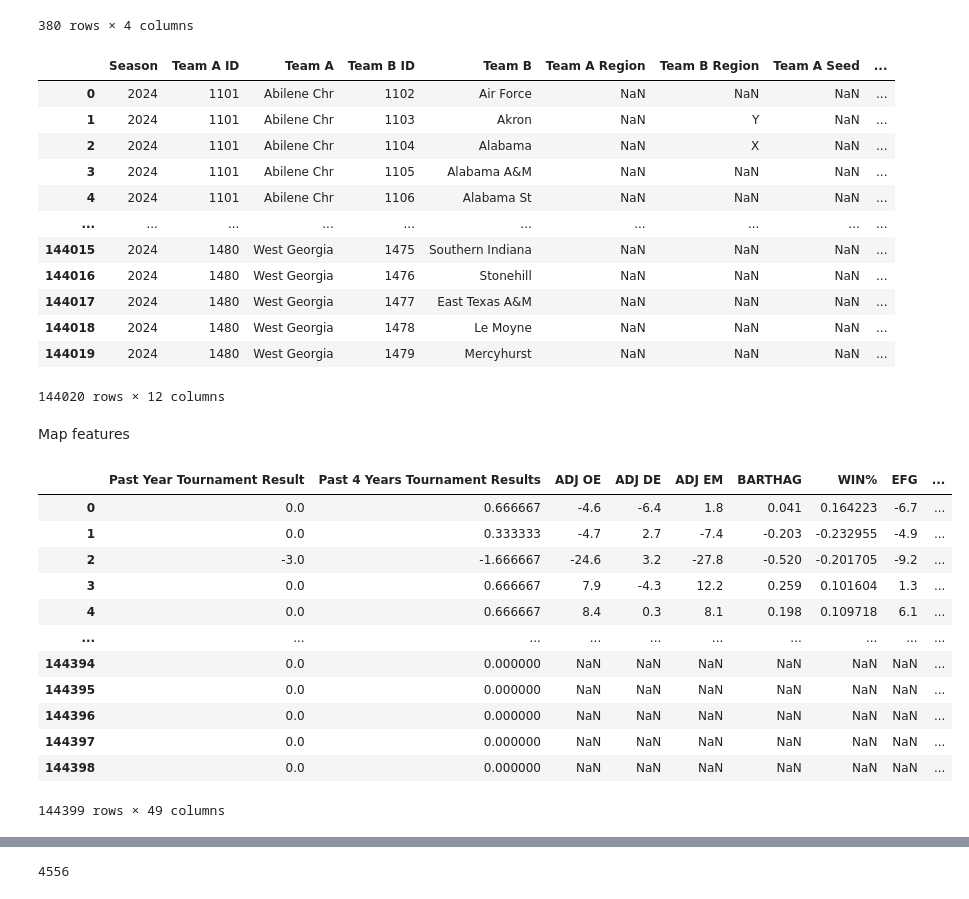
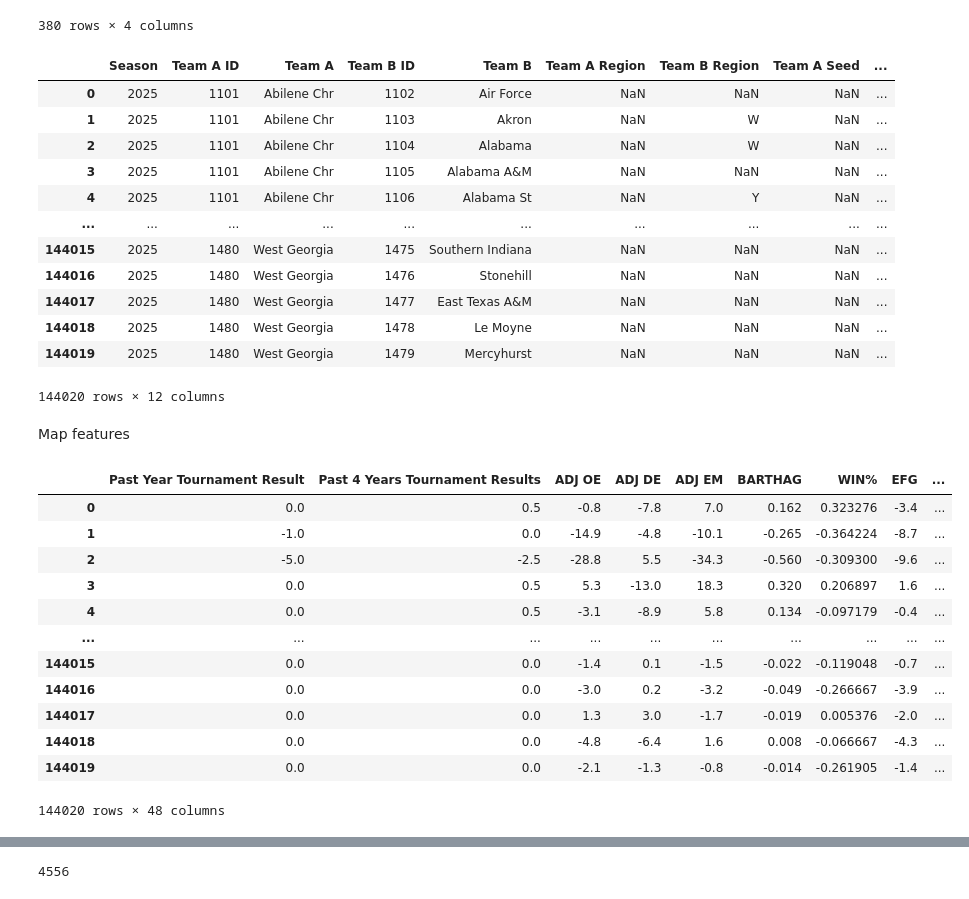
Before and after one commit to shughes1000/march-madness-2025, a Jupyter notebook: simulation/mens_compile_season_data.ipynb, the cells around one changed output, grey strips where cells are left out. Saved outputs shown, nothing was run; the diff lists cells and outputs as text; code cells hidden in the pictures.

Commit message:
Compiling 2025 data

```diff
--- a/simulation/mens_compile_season_data.ipynb
+++ b/simulation/mens_compile_season_data.ipynb
@@ -3,17 +3,17 @@
 # %% [markdown]
 Get tournament matchup matrix for specified season
 # %%
-season = 2024
+season = 2025
 
 playin_losers = (  # remove play-in losers from seeding data
-    1224,  # Howard
-    1438,  # Virginia
-    1286,  # Montana St
-    1129,  # Boise St
+    1384,  # St Francis PA
+    1291,  # Mt St Mary's
+    1361,  # San Diego St
+    1400,  # Texas
 )
 
-model_path = '../data/models/mens/2025_03_15_model.pkl'
-data_path = '../data/models/mens/2025_03_15_data.parquet'
+model_path = '../data/models/mens/2025_03_16_model.pkl'
+data_path = '../data/models/mens/2025_03_16_data.parquet'
 
 season
 # %% [output]
@@ -186,6 +186,9 @@ df
 ### Barttorvik Previous Seasons
 # %%
 df_barttorvik_prev = pd.read_parquet(r'..\data\preprocessed\mens_barttorvik_full_season\barttorvik_full_season.parquet')
+
+# no longer a team, causes bugs because of name similarities to Saint Francis PA
+df_barttorvik_prev = df_barttorvik_prev.loc[df_barttorvik_prev['TEAM'] != 'St. Francis NY', :].reset_index(drop=True)
 
 df_barttorvik_prev = df_barttorvik_prev.loc[df_barttorvik_prev['Season'] == season, :].reset_index(drop=True)
 
@@ -681,9 +640,9 @@ df_bo
 # %%
-df = pd.merge(
-    df,
-    df_bo.drop(columns=['Team']),
-    how='left',
-    on=['Season', 'TeamID']
-)
+# df = pd.merge(
+#     df,
+#     df_bo.drop(columns=['Team']),
+#     how='left',
+#     on=['Season', 'TeamID']
+# )
 
-df
+# df
@@ -1016,17 +947,17 @@ df_mod.insert(df_mod.columns.get_loc('Team B ID') + 1, 'Team B', df_mod['Team B
 df_mod
 # %% [output]
 |  | Season | Team A ID | Team A | Team B ID | Team B | Team A Region | Team B Region | Team A Seed | ... |
-| 0 | 2024 | 1101 | Abilene Chr | 1102 | Air Force | NaN | NaN | NaN | ... |
-| 1 | 2024 | 1101 | Abilene Chr | 1103 | Akron | NaN | Y | NaN | ... |
-| 2 | 2024 | 1101 | Abilene Chr | 1104 | Alabama | NaN | X | NaN | ... |
-| 3 | 2024 | 1101 | Abilene Chr | 1105 | Alabama A&M | NaN | NaN | NaN | ... |
-| 4 | 2024 | 1101 | Abilene Chr | 1106 | Alabama St | NaN | NaN | NaN | ... |
+| 0 | 2025 | 1101 | Abilene Chr | 1102 | Air Force | NaN | NaN | NaN | ... |
+| 1 | 2025 | 1101 | Abilene Chr | 1103 | Akron | NaN | W | NaN | ... |
+| 2 | 2025 | 1101 | Abilene Chr | 1104 | Alabama | NaN | W | NaN | ... |
+| 3 | 2025 | 1101 | Abilene Chr | 1105 | Alabama A&M | NaN | NaN | NaN | ... |
+| 4 | 2025 | 1101 | Abilene Chr | 1106 | Alabama St | NaN | Y | NaN | ... |
 | ... | ... | ... | ... | ... | ... | ... | ... | ... | ... |
-| 144015 | 2024 | 1480 | West Georgia | 1475 | Southern Indiana | NaN | NaN | NaN | ... |
-| 144016 | 2024 | 1480 | West Georgia | 1476 | Stonehill | NaN | NaN | NaN | ... |
-| 144017 | 2024 | 1480 | West Georgia | 1477 | East Texas A&M | NaN | NaN | NaN | ... |
-| 144018 | 2024 | 1480 | West Georgia | 1478 | Le Moyne | NaN | NaN | NaN | ... |
-| 144019 | 2024 | 1480 | West Georgia | 1479 | Mercyhurst | NaN | NaN | NaN | ... |
+| 144015 | 2025 | 1480 | West Georgia | 1475 | Southern Indiana | NaN | NaN | NaN | ... |
+| 144016 | 2025 | 1480 | West Georgia | 1476 | Stonehill | NaN | NaN | NaN | ... |
+| 144017 | 2025 | 1480 | West Georgia | 1477 | East Texas A&M | NaN | NaN | NaN | ... |
+| 144018 | 2025 | 1480 | West Georgia | 1478 | Le Moyne | NaN | NaN | NaN | ... |
+| 144019 | 2025 | 1480 | West Georgia | 1479 | Mercyhurst | NaN | NaN | NaN | ... |
 144020 rows × 12 columns
 # %% [markdown]
 Map features
@@ -1034,45 +965,48 @@ Map features
 team_a_features = pd.merge(
     df_mod[['Season', 'Team A ID']],
     df.drop(columns=['Team', 'Seed', 'Region', 'Play In']),
     how='left',
     left_on=['Season', 'Team A ID'],
     right_on=['Season', 'TeamID'],
 ).drop(columns=['Season', 'Team A ID', 'TeamID'])
 
 team_b_features = pd.merge(
     df_mod[['Season', 'Team B ID']],
     df.drop(columns=['Team', 'Seed', 'Region', 'Play In']),
     how='left',
     left_on=['Season', 'Team B ID'],
     right_on=['Season', 'TeamID'],
 ).drop(columns=['Season', 'Team B ID', 'TeamID'])
 
+assert (df_mod.shape[0] == team_a_features.shape[0]), 'There is an issue with merging'
+assert (df_mod.shape[0] == team_b_features.shape[0]), 'There is an issue with merging'
+
 df_features = team_a_features - team_b_features
 
 df_features['Team A ADJ OE Team B ADJ DE'] = team_a_features['ADJ OE'] + team_b_features['ADJ DE']
 df_features['Team B ADJ OE Team A ADJ DE'] = team_b_features['ADJ OE'] + team_a_features['ADJ DE']
 
 df_features['Team A Offense Team B Defense'] = team_a_features['Adjusted Offense'] + team_b_features['Adjusted Defense']
 df_features['Team B Offense Team A Defense'] = team_b_features['Adjusted Offense'] + team_a_features['Adjusted Defense']
 
 df_features['Team A BARTHAG'] = team_a_features['BARTHAG']
 df_features['Team B BARTHAG'] = team_b_features['BARTHAG']
 
 df_features
 # %% [output]
 |  | Past Year Tournament Result | Past 4 Years Tournament Results | ADJ OE | ADJ DE | ADJ EM | BARTHAG | WIN% | EFG | ... |
-| 0 | 0.0 | 0.666667 | -4.6 | -6.4 | 1.8 | 0.041 | 0.164223 | -6.7 | ... |
-| 1 | 0.0 | 0.333333 | -4.7 | 2.7 | -7.4 | -0.203 | -0.232955 | -4.9 | ... |
-| 2 | -3.0 | -1.666667 | -24.6 | 3.2 | -27.8 | -0.520 | -0.201705 | -9.2 | ... |
-| 3 | 0.0 | 0.666667 | 7.9 | -4.3 | 12.2 | 0.259 | 0.101604 | 1.3 | ... |
-| 4 | 0.0 | 0.666667 | 8.4 | 0.3 | 8.1 | 0.198 | 0.109718 | 6.1 | ... |
+| 0 | 0.0 | 0.5 | -0.8 | -7.8 | 7.0 | 0.162 | 0.323276 | -3.4 | ... |
+| 1 | -1.0 | 0.0 | -14.9 | -4.8 | -10.1 | -0.265 | -0.364224 | -8.7 | ... |
+| 2 | -5.0 | -2.5 | -28.8 | 5.5 | -34.3 | -0.560 | -0.309300 | -9.6 | ... |
+| 3 | 0.0 | 0.5 | 5.3 | -13.0 | 18.3 | 0.320 | 0.206897 | 1.6 | ... |
+| 4 | 0.0 | 0.5 | -3.1 | -8.9 | 5.8 | 0.134 | -0.097179 | -0.4 | ... |
 | ... | ... | ... | ... | ... | ... | ... | ... | ... | ... |
-| 144394 | 0.0 | 0.000000 | NaN | NaN | NaN | NaN | NaN | NaN | ... |
-| 144395 | 0.0 | 0.000000 | NaN | NaN | NaN | NaN | NaN | NaN | ... |
-| 144396 | 0.0 | 0.000000 | NaN | NaN | NaN | NaN | NaN | NaN | ... |
-| 144397 | 0.0 | 0.000000 | NaN | NaN | NaN | NaN | NaN | NaN | ... |
-| 144398 | 0.0 | 0.000000 | NaN | NaN | NaN | NaN | NaN | NaN | ... |
+| 144015 | 0.0 | 0.0 | -1.4 | 0.1 | -1.5 | -0.022 | -0.119048 | -0.7 | ... |
+| 144016 | 0.0 | 0.0 | -3.0 | 0.2 | -3.2 | -0.049 | -0.266667 | -3.9 | ... |
+| 144017 | 0.0 | 0.0 | 1.3 | 3.0 | -1.7 | -0.019 | 0.005376 | -2.0 | ... |
+| 144018 | 0.0 | 0.0 | -4.8 | -6.4 | 1.6 | 0.008 | -0.066667 | -4.3 | ... |
+| 144019 | 0.0 | 0.0 | -2.1 | -1.3 | -0.8 | -0.014 | -0.261905 | -1.4 | ... |
-144399 rows × 49 columns
+144020 rows × 48 columns
 # %%
 df_mod[df_features.columns] = df_features
 
```
Also changed, not shown: parts of 48 cells of this notebook, 19 other files.
